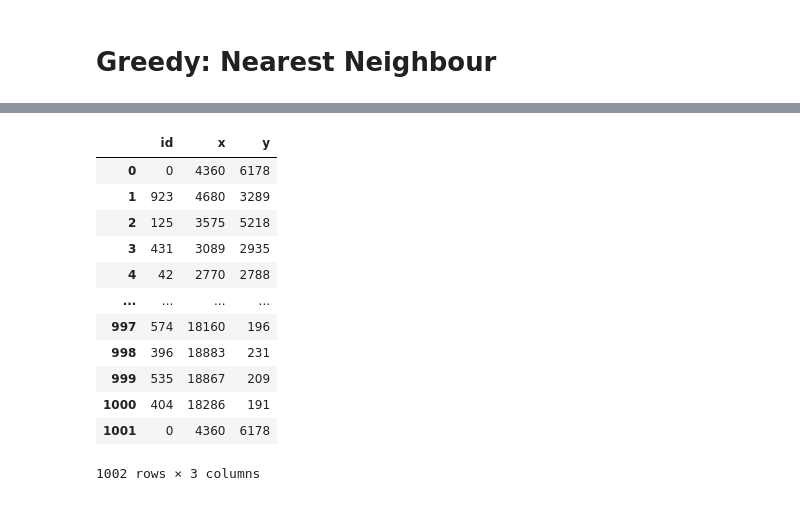
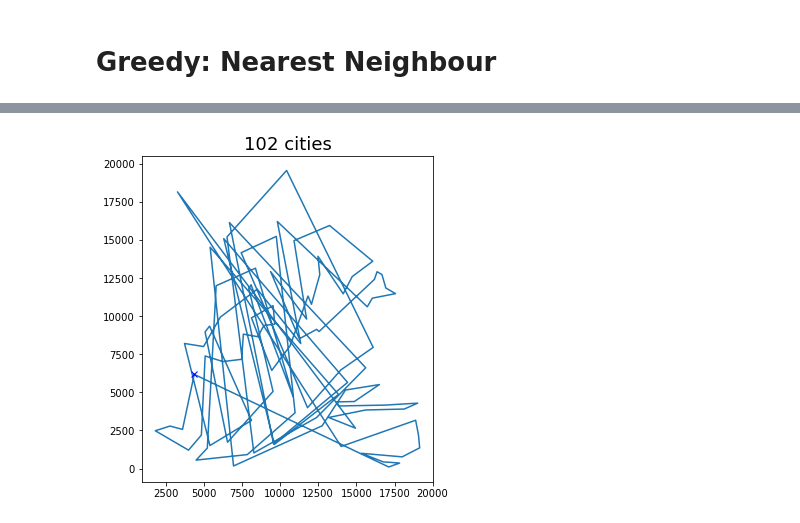
Before and after one commit to javiabellan/optimization, a Jupyter notebook: Kaggle Santa Competitions/santa_2012_TSP/My solution.ipynb, the cells around one changed output, grey strips where cells are left out. Cells and saved outputs as stored; diff of their text form; code cells hidden in the pictures.

```diff
--- a/Kaggle Santa Competitions/santa_2012_TSP/My solution.ipynb
+++ b/Kaggle Santa Competitions/santa_2012_TSP/My solution.ipynb
@@ -118,17 +132,4 @@ path = nearest_neighbour(myDF)
-# %%
-df_path = pd.merge(pd.DataFrame({'id':path}), myDF, on='id', how="left")
-df_path
-# %% [output]
-|  | id | x | y |
-| 0 | 0 | 4360 | 6178 |
-| 1 | 923 | 4680 | 3289 |
-| 2 | 125 | 3575 | 5218 |
-| 3 | 431 | 3089 | 2935 |
-| 4 | 42 | 2770 | 2788 |
-| ... | ... | ... | ... |
-| 997 | 574 | 18160 | 196 |
-| 998 | 396 | 18883 | 231 |
-| 999 | 535 | 18867 | 209 |
-| 1000 | 404 | 18286 | 191 |
-| 1001 | 0 | 4360 | 6178 |
-1002 rows × 3 columns
+# %%
+plot_path(path, size=6)
+# %% [output]
+[figure, added]
```
Also changed, not shown: parts of 19 cells of this notebook.
